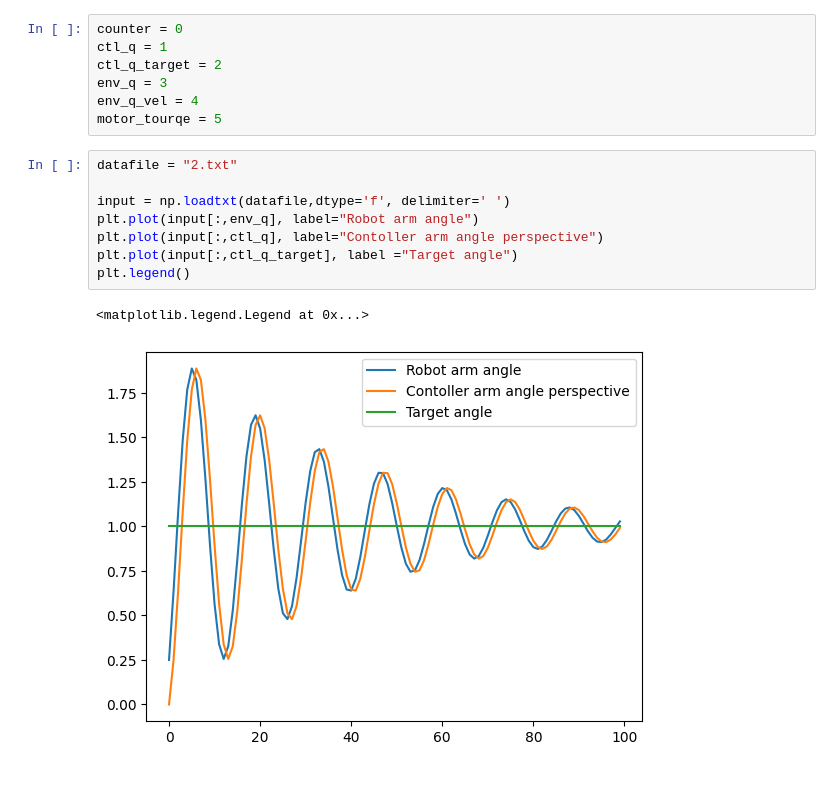
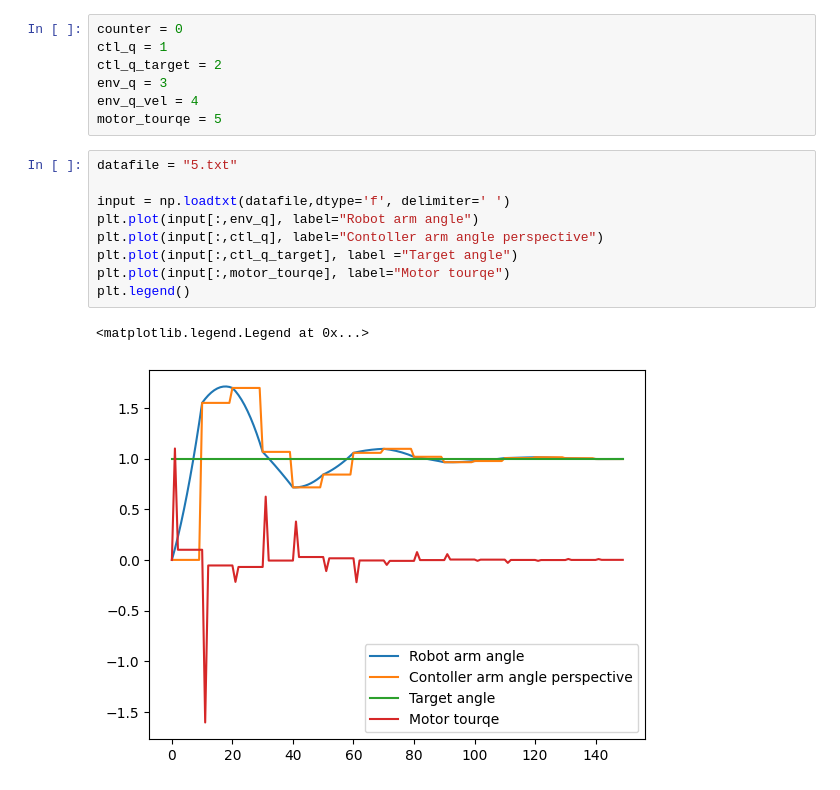
Before and after one commit to bundgaard1/POM_grp6, a Jupyter notebook: Robot_arm/senarios/vizualiser.ipynb, the cells around one changed output. Cells and saved outputs as stored; diff of their text form.

```diff
--- a/Robot_arm/senarios/vizualiser.ipynb
+++ b/Robot_arm/senarios/vizualiser.ipynb
@@ -9,13 +9,14 @@ env_q = 3
 env_q_vel = 4
 motor_tourqe = 5
 # %%
-datafile = "2.txt"
+datafile = "5.txt"
 
 input = np.loadtxt(datafile,dtype='f', delimiter=' ')
 plt.plot(input[:,env_q], label="Robot arm angle")
 plt.plot(input[:,ctl_q], label="Contoller arm angle perspective")
 plt.plot(input[:,ctl_q_target], label ="Target angle")
+plt.plot(input[:,motor_tourqe], label="Motor tourqe")
 plt.legend()
 # %% [output]
 <matplotlib.legend.Legend at 0x...>
-[figure, old version]
+[figure, new version]
```
Also changed, not shown: 7 other files.
